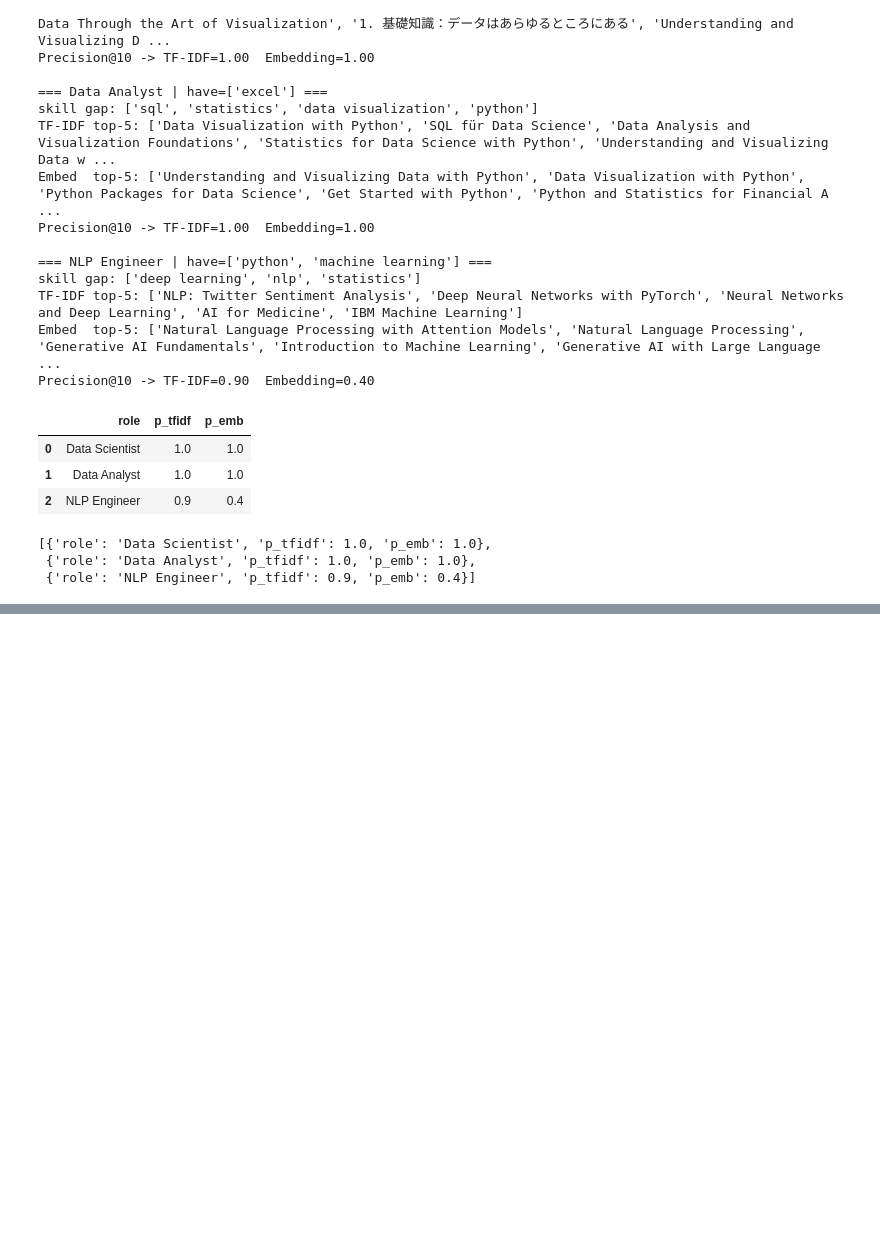
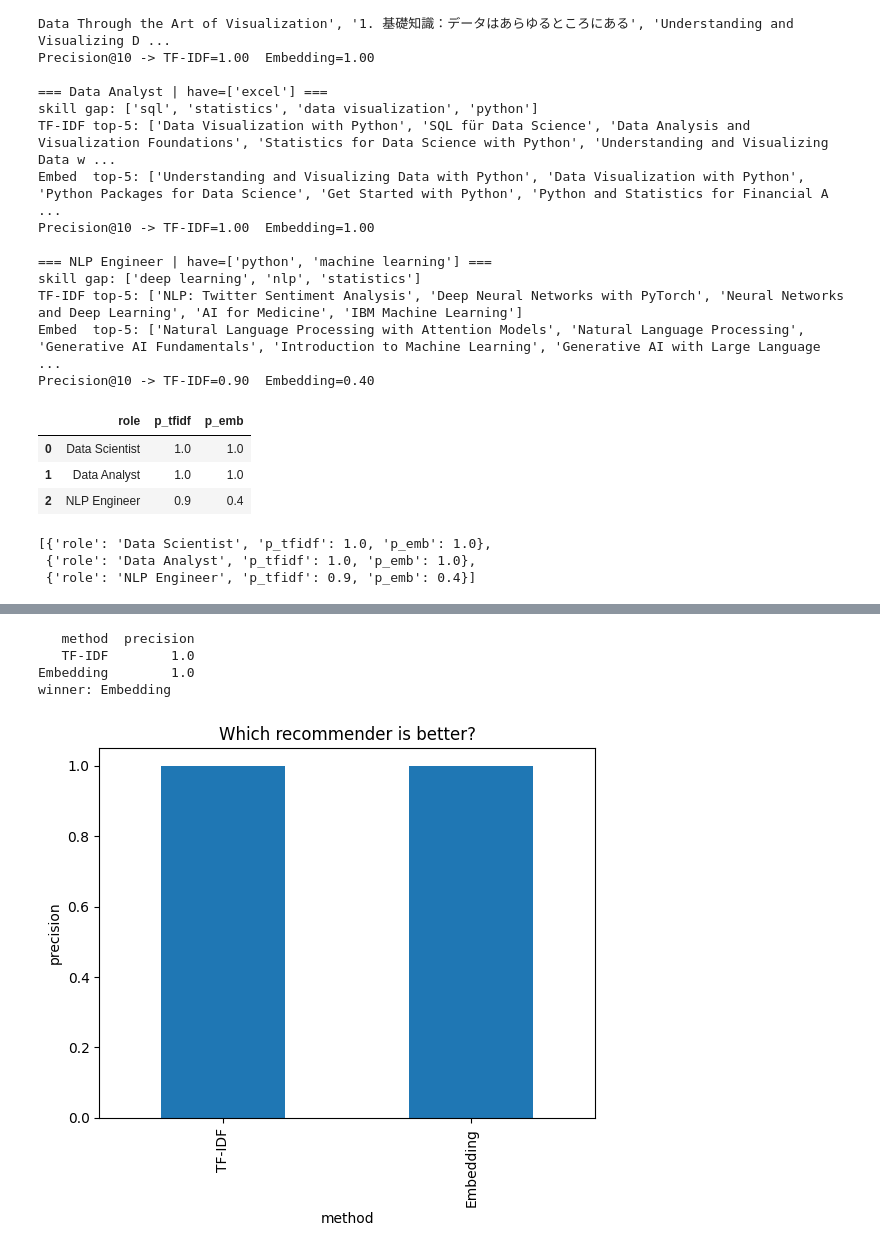
Before and after one commit to Chandrani45/AI-COURSE-RECOMMENDER-PROJECT-WORK-, a Jupyter notebook: Copy_of_Chandrani_Sengupta_project.ipynb, the cells around one changed output, grey strips where cells are left out. Saved outputs shown, nothing was run; the diff lists cells and outputs as text; code cells hidden in the pictures; blank space fills up the shorter version.

```diff
--- a/Copy_of_Chandrani_Sengupta_project.ipynb
+++ b/Copy_of_Chandrani_Sengupta_project.ipynb
@@ -471,0 +474,13 @@ By following this roadmap, you'll gain the necessary skills to become a proficie
+# %%
+eval_table = pd.DataFrame({"method":["TF-IDF","Embedding"], "precision":[precisiontfdif, precision_embedding]})
+winner = "Embedding" if precision_embedding>= precisiontfdif else "TF-IDF"
+print(eval_table.to_string(index=False)); print("winner:", winner)
+# A single user at k=10 can tie at 1.0 - evaluate several roles & k values for real discrimination.
+eval_table.plot.bar(x="method", y="precision", legend=False)
+plt.title("Which recommender is better?"); plt.ylabel("precision"); plt.ylim(0,1.05); plt.show()
+# %% [output]
+   method  precision
+   TF-IDF        1.0
+Embedding        1.0
+winner: Embedding
+[figure, added]
```
Also changed, not shown: parts of 18 cells of this notebook.
